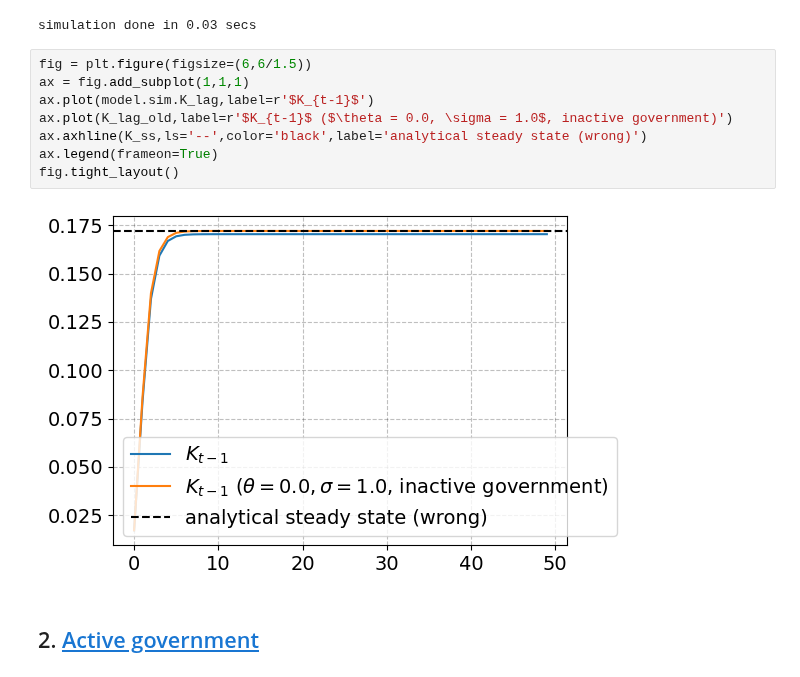
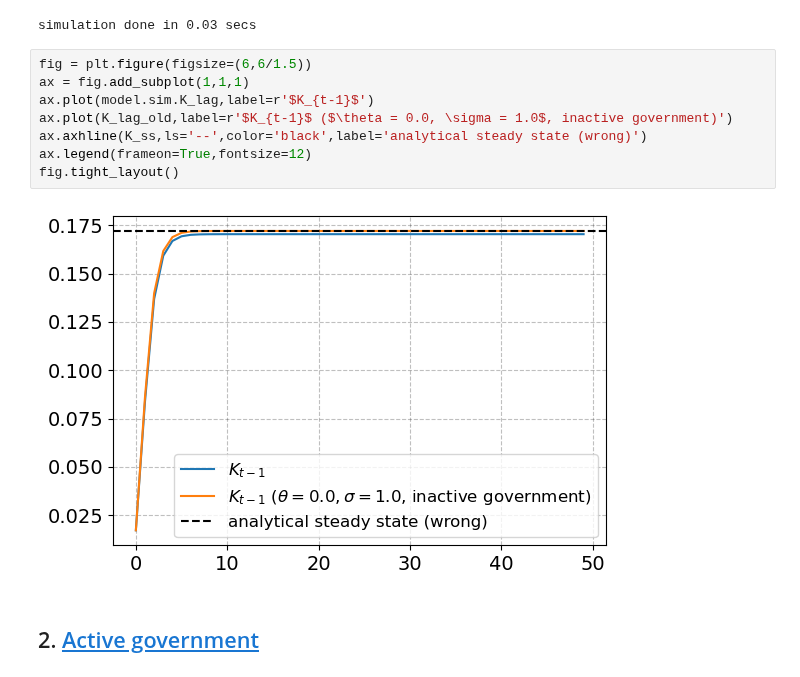
Before and after one commit to NumEconCopenhagen/IntroProg-lectures, a Jupyter notebook: 4 - OLG/OLG.ipynb, the cells around one changed output. Drawn from its saved outputs; the diff is of its cells as text.

```diff
--- a/4 - OLG/OLG.ipynb
+++ b/4 - OLG/OLG.ipynb
@@ -339,13 +339,13 @@ simulation done in 0.03 secs
 # %%
 fig = plt.figure(figsize=(6,6/1.5))
 ax = fig.add_subplot(1,1,1)
 ax.plot(model.sim.K_lag,label=r'$K_{t-1}$')
 ax.plot(K_lag_old,label=r'$K_{t-1}$ ($\theta = 0.0, \sigma = 1.0$, inactive government)')
 ax.axhline(K_ss,ls='--',color='black',label='analytical steady state (wrong)')
-ax.legend(frameon=True)
+ax.legend(frameon=True,fontsize=12)
 fig.tight_layout()
 # %% [output]
-[figure, old version]
+[figure, new version]
 # %% [markdown]
 ## 2. <a id='toc2_'></a>[Active government](#toc0_)
 # %%
```
Also changed, not shown: parts of 4 cells of this notebook.
